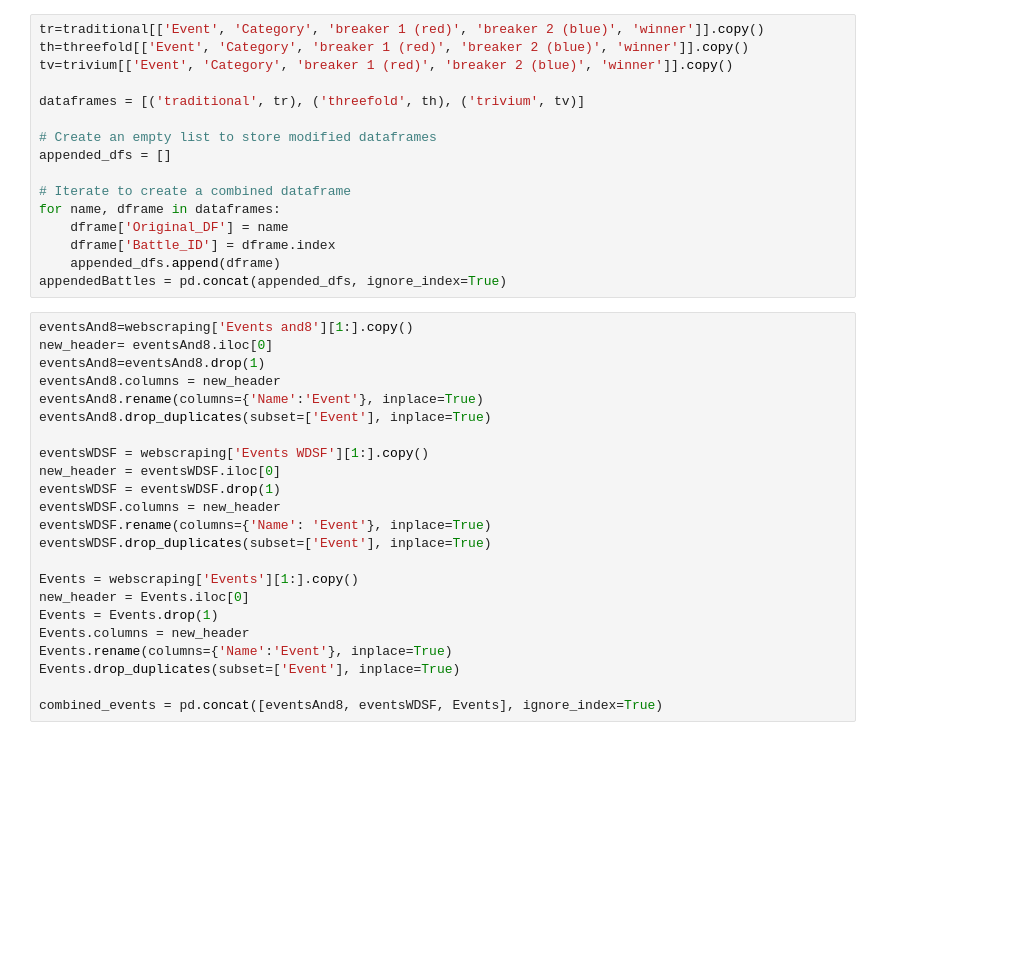
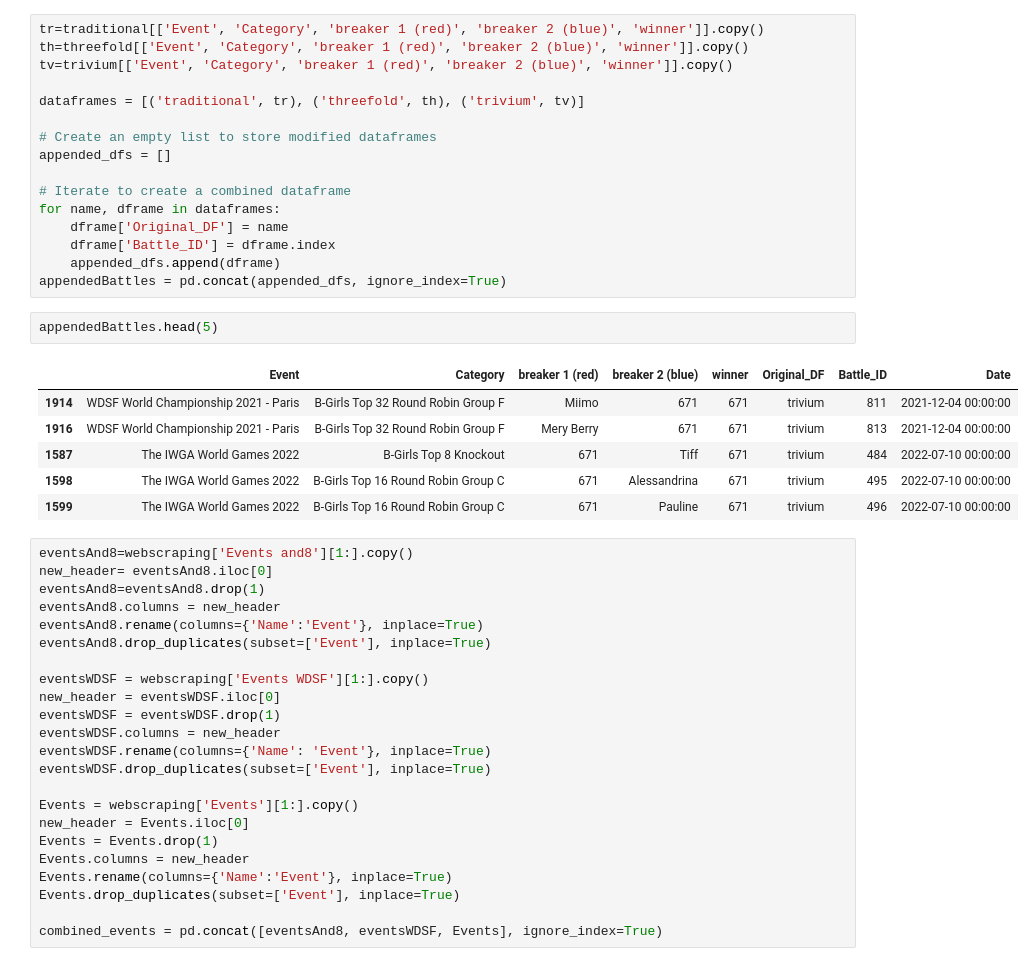
Before and after one commit to sarahaptumich/capstone, a Jupyter notebook: breaker_ranking.ipynb, the cells around one changed output. Saved outputs shown, nothing was run; the diff lists cells and outputs as text; blank space fills up the shorter version.

```diff
--- a/breaker_ranking.ipynb
+++ b/breaker_ranking.ipynb
@@ -75,6 +73,15 @@ for name, dframe in dataframes:
     dframe['Battle_ID'] = dframe.index
     appended_dfs.append(dframe)
 appendedBattles = pd.concat(appended_dfs, ignore_index=True)
+# %%
+appendedBattles.head(5)
+# %% [output]
+|  | Event | Category | breaker 1 (red) | breaker 2 (blue) | winner | Original_DF | Battle_ID | Date |
+| 1914 | WDSF World Championship 2021 - Paris | B-Girls Top 32 Round Robin Group F | Miimo | 671 | 671 | trivium | 811 | 2021-12-04 00:00:00 |
+| 1916 | WDSF World Championship 2021 - Paris | B-Girls Top 32 Round Robin Group F | Mery Berry | 671 | 671 | trivium | 813 | 2021-12-04 00:00:00 |
+| 1587 | The IWGA World Games 2022 | B-Girls Top 8 Knockout | 671 | Tiff | 671 | trivium | 484 | 2022-07-10 00:00:00 |
+| 1598 | The IWGA World Games 2022 | B-Girls Top 16 Round Robin Group C | 671 | Alessandrina | 671 | trivium | 495 | 2022-07-10 00:00:00 |
+| 1599 | The IWGA World Games 2022 | B-Girls Top 16 Round Robin Group C | 671 | Pauline | 671 | trivium | 496 | 2022-07-10 00:00:00 |
 # %%
 eventsAnd8=webscraping['Events and8'][1:].copy()
 new_header= eventsAnd8.iloc[0]
```
Also changed, not shown: parts of 6 cells of this notebook.
